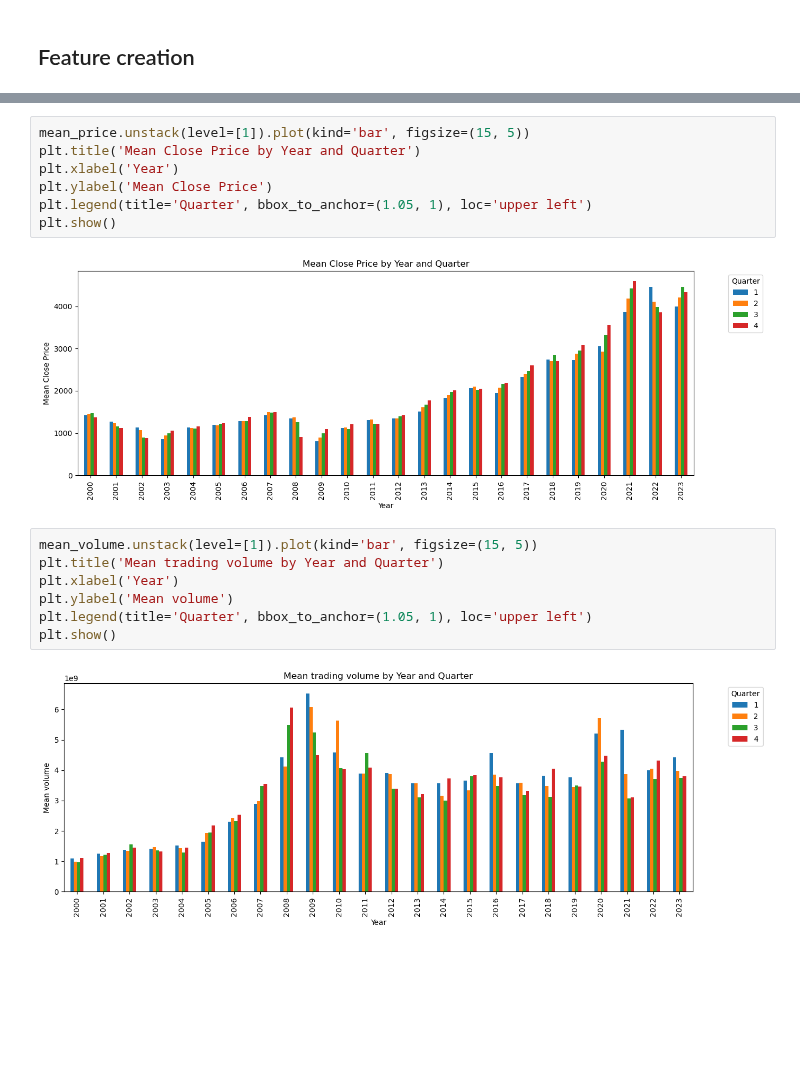
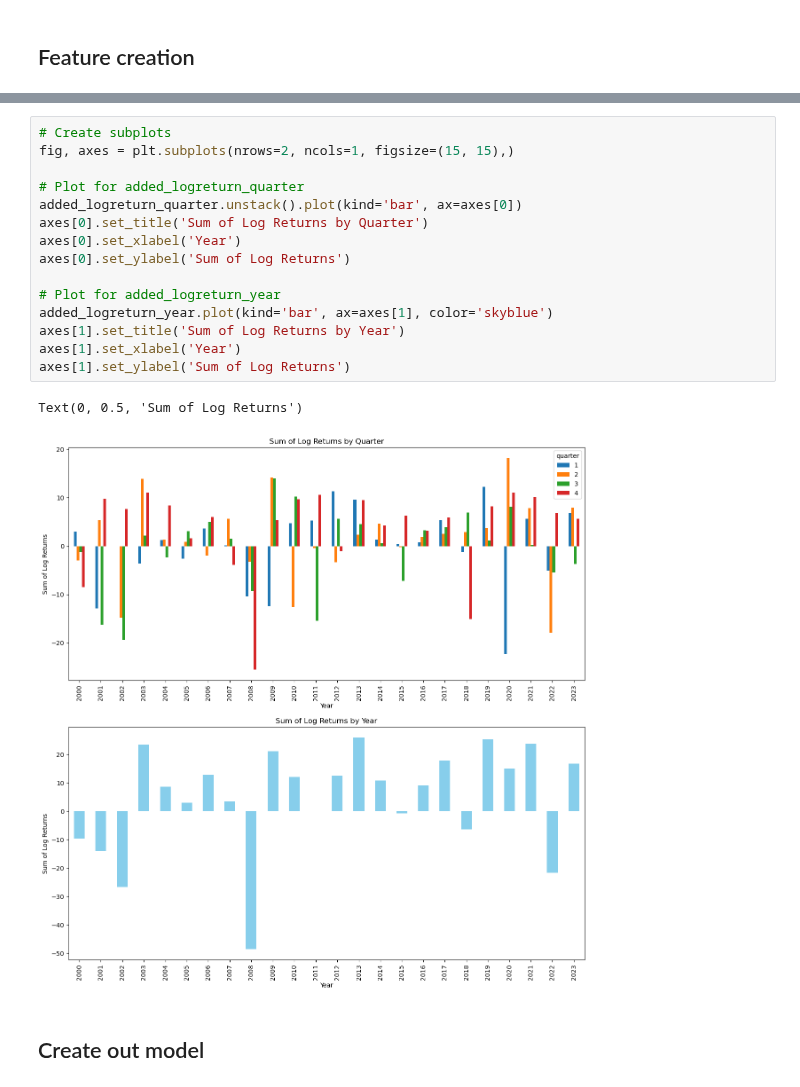
Before and after one commit to karla-mond/stockPred-Mex, a Jupyter notebook: tsf_xgboost.ipynb, the cells around one changed output, grey strips where cells are left out. Saved outputs shown, nothing was run; the diff lists cells and outputs as text; blank space fills up the shorter version.

```diff
--- a/tsf_xgboost.ipynb
+++ b/tsf_xgboost.ipynb
@@ -132,18 +151,20 @@ mean_volume = df.groupby(['year','quarter'])['volume'].mean()
-# %%
-mean_price.unstack(level=[1]).plot(kind='bar', figsize=(15, 5))
-plt.title('Mean Close Price by Year and Quarter')
-plt.xlabel('Year')
-plt.ylabel('Mean Close Price')
-plt.legend(title='Quarter', bbox_to_anchor=(1.05, 1), loc='upper left')
-plt.show()
-# %% [output]
-[figure, removed]
-# %%
-mean_volume.unstack(level=[1]).plot(kind='bar', figsize=(15, 5))
-plt.title('Mean trading volume by Year and Quarter')
-plt.xlabel('Year')
-plt.ylabel('Mean volume')
-plt.legend(title='Quarter', bbox_to_anchor=(1.05, 1), loc='upper left')
-plt.show()
-# %% [output]
-[figure, removed]
+# %%
+# Create subplots
+fig, axes = plt.subplots(nrows=2, ncols=1, figsize=(15, 15),)
+
+# Plot for added_logreturn_quarter
+added_logreturn_quarter.unstack().plot(kind='bar', ax=axes[0])
+axes[0].set_title('Sum of Log Returns by Quarter')
+axes[0].set_xlabel('Year')
+axes[0].set_ylabel('Sum of Log Returns')
+
+# Plot for added_logreturn_year
+added_logreturn_year.plot(kind='bar', ax=axes[1], color='skyblue')
+axes[1].set_title('Sum of Log Returns by Year')
+axes[1].set_xlabel('Year')
+axes[1].set_ylabel('Sum of Log Returns')
+# %% [output]
+Text(0, 0.5, 'Sum of Log Returns')
+[figure, added]
+# %% [markdown]
+## Create out model
```
Also changed, not shown: parts of 7 cells of this notebook.
